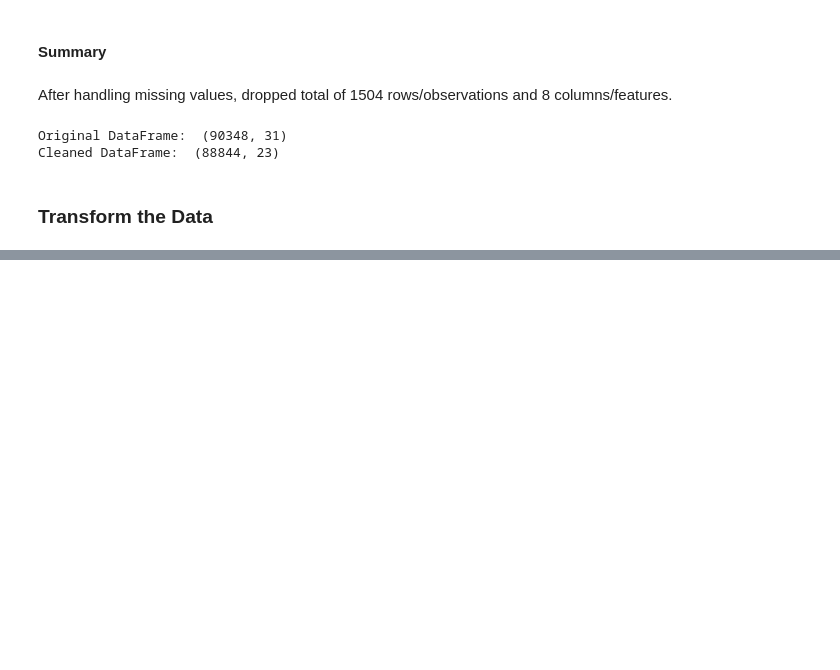
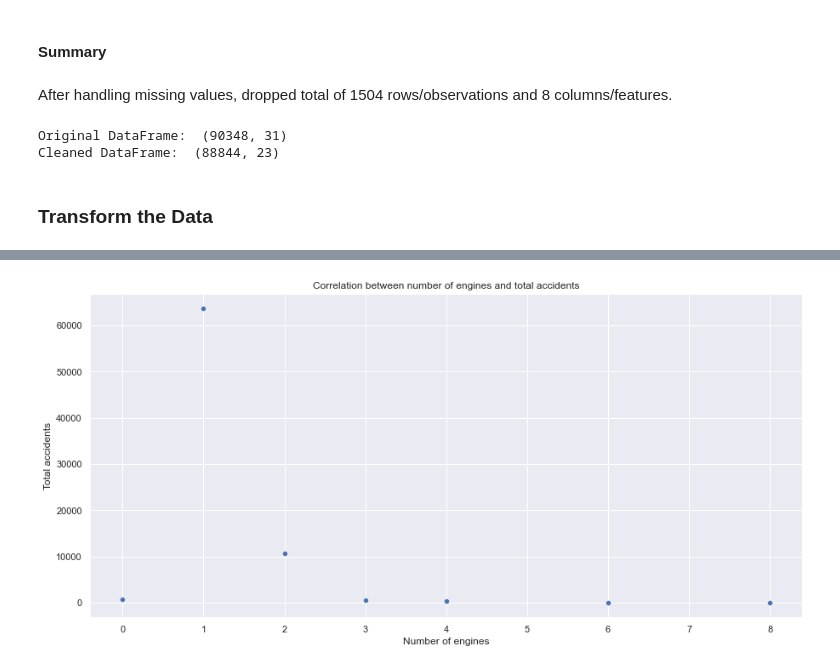
Before and after one commit to hfu-dev/safest-aircraft-analysis, a Jupyter notebook: notebooks/exploratory.ipynb, the cells around one changed output, grey strips where cells are left out. Drawn from its saved outputs; the diff is of its cells as text; code cells hidden in the pictures; blank space fills up the shorter version.

Commit message:
Transforming the data - data filtering and adding new features

```diff
--- a/notebooks/exploratory.ipynb
+++ b/notebooks/exploratory.ipynb
@@ -207,7 +207,7 @@ Report.Status              6450
 Publication.Date          15299
 dtype: int64
 # %%
-# for Aircraft.Category replace NaN values with 'Unknown' category
-df_cleaned['Aircraft.Category'] = df_cleaned['Aircraft.Category'].fillna('Unknown')
+# for Aircraft.Category replace NaN values with 'Airplane' category (mode)
+df_cleaned['Aircraft.Category'] = df_cleaned['Aircraft.Category'].fillna('Airplane')
 df_cleaned['Aircraft.Category'].value_counts()
 # %% [output]
@@ -741,0 +747,4 @@ Cleaned DataFrame:  (88844, 23)
+# %%
+# filter out those aircraft that are amateur built
+df_filtered = df_cleaned[df_cleaned['Amateur.Built'] == 'No']
+df_filtered.head()
@@ -741,0 +780,4 @@ Cleaned DataFrame:  (88844, 23)
+# %%
+# filter out aircraft that are not 'Airplane'
+df_filtered = df_filtered[df_filtered['Aircraft.Category'] == 'Airplane']
+df_filtered
@@ -741,0 +824,6 @@ Cleaned DataFrame:  (88844, 23)
+# %%
+# total accidents
+df_engines_accidents = df_filtered.groupby('Number.of.Engines')['Event.Id'].count().to_frame().reset_index()
+df_engines_accidents.rename(columns={'Number.of.Engines': 'Number of Engines',
+                                     'Event.Id': 'Total Accidents'}, inplace=True)
+df_engines_accidents
@@ -741,0 +839,8 @@ Cleaned DataFrame:  (88844, 23)
+# %%
+# scatter plot / correlation between number of engines & Total accidents
+num_engines_total_accidents_plot = sns.scatterplot(data=df_engines_accidents,
+                                                   x='Number of Engines', y='Total Accidents')
+num_engines_total_accidents_plot.set(xlabel='Number of engines', ylabel='Total accidents',
+                                     title='Correlation between number of engines and total accidents');
+# %% [output]
+[figure, added]
```
Also changed, not shown: parts of 35 cells of this notebook.
